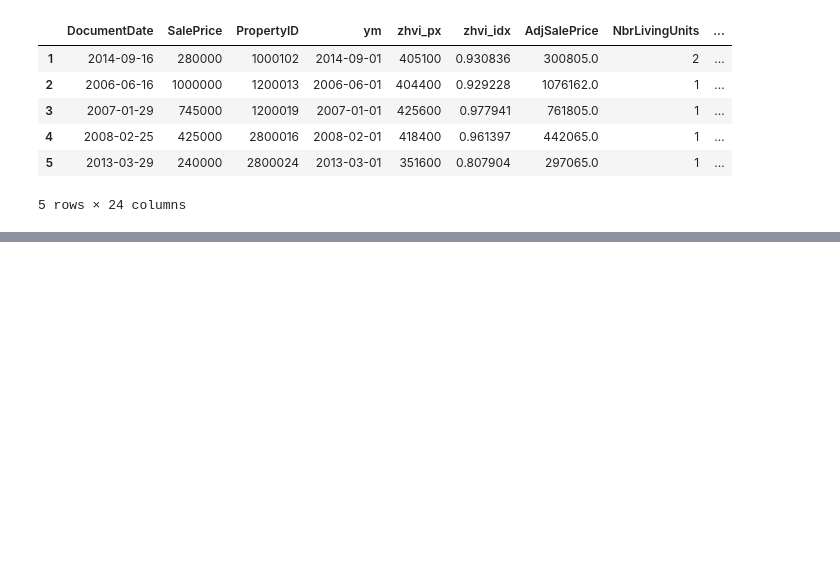
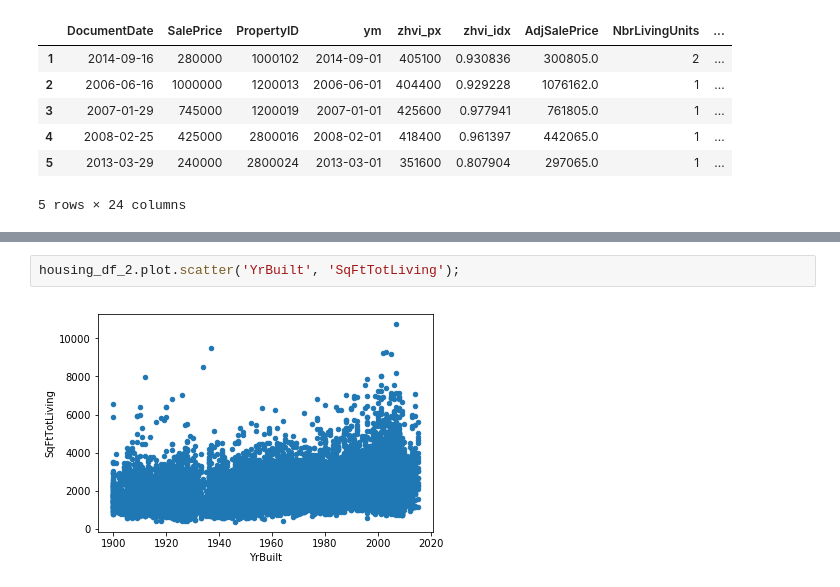
Before and after one commit to ronsims2/data_science_tutorials, a Jupyter notebook: notebooks/Multiple Linear Regression.ipynb, the cells around one changed output, grey strips where cells are left out. Saved outputs shown, nothing was run; the diff lists cells and outputs as text; blank space fills up the shorter version.

```diff
--- a/notebooks/Multiple Linear Regression.ipynb
+++ b/notebooks/Multiple Linear Regression.ipynb
@@ -73,0 +108,4 @@ housing_df_2.head()
+# %%
+housing_df_2.plot.scatter('YrBuilt', 'SqFtTotLiving');
+# %% [output]
+[figure, added]
```
Also changed, not shown: parts of 10 cells of this notebook, 2 other files.
